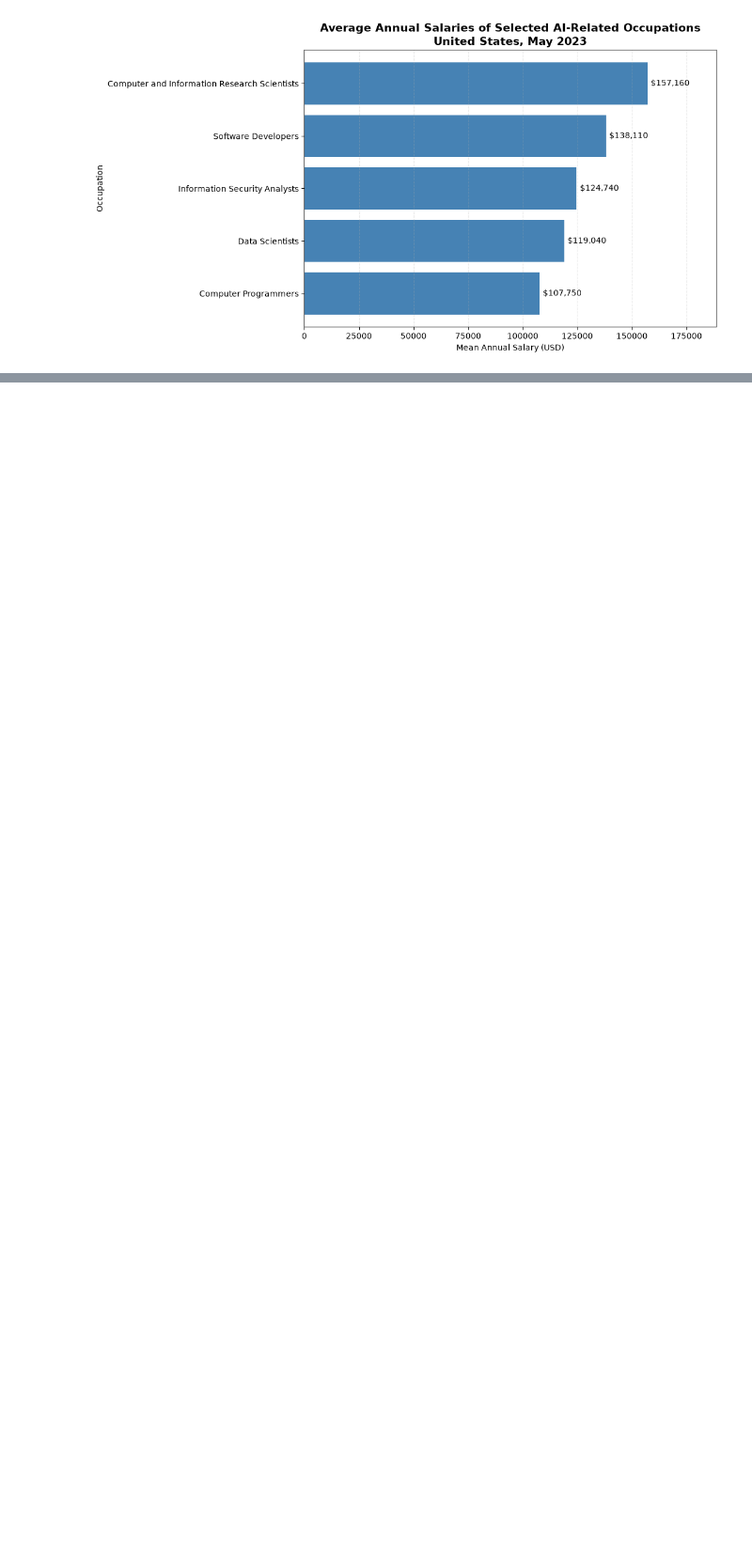
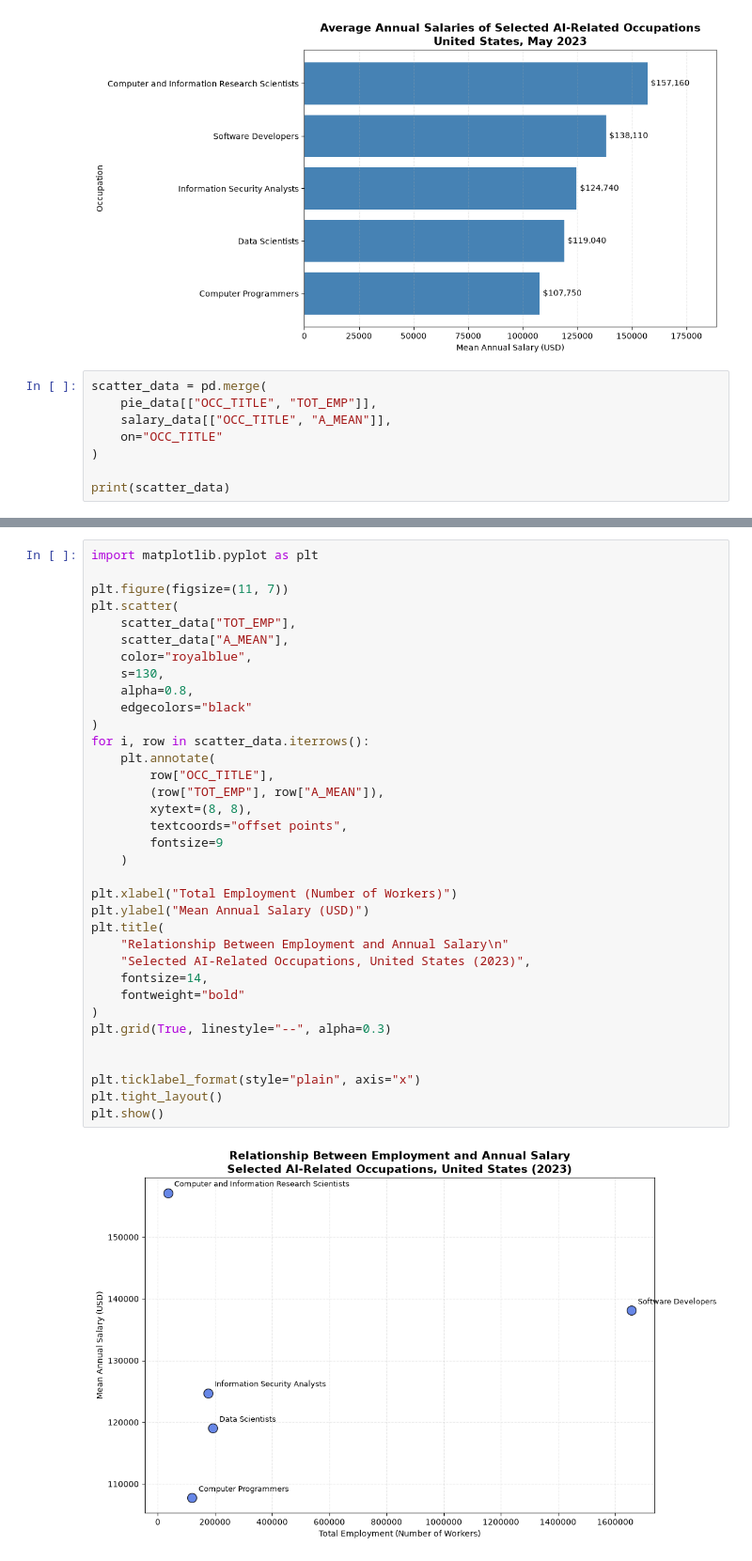
Before and after one commit to Temuulen-BCS/Data-Visualisation, a Jupyter notebook: CA1Temuulen.ipynb, the cells around one changed output, grey strips where cells are left out. Shown at 94% size. Cells and saved outputs as stored; diff of their text form; blank space fills up the shorter version.

Commit message:
Add files via upload
New visual graphic number 3

```diff
--- a/CA1Temuulen.ipynb
+++ b/CA1Temuulen.ipynb
@@ -227,3 +227,11 @@ plt.tight_layout()
 plt.show()
 # %% [output]
 [figure]
+# %%
+scatter_data = pd.merge(
+    pie_data[["OCC_TITLE", "TOT_EMP"]],
+    salary_data[["OCC_TITLE", "A_MEAN"]],
+    on="OCC_TITLE"
+)
+
+print(scatter_data)
@@ -229,0 +245,37 @@ plt.show()
+# %%
+import matplotlib.pyplot as plt
+
+plt.figure(figsize=(11, 7))
+plt.scatter(
+    scatter_data["TOT_EMP"],
+    scatter_data["A_MEAN"],
+    color="royalblue",
+    s=130,
+    alpha=0.8,
+    edgecolors="black"
+)
+for i, row in scatter_data.iterrows():
+    plt.annotate(
+        row["OCC_TITLE"],
+        (row["TOT_EMP"], row["A_MEAN"]),
+        xytext=(8, 8),
+        textcoords="offset points",
+        fontsize=9
+    )
+
+plt.xlabel("Total Employment (Number of Workers)")
+plt.ylabel("Mean Annual Salary (USD)")
+plt.title(
+    "Relationship Between Employment and Annual Salary\n"
+    "Selected AI-Related Occupations, United States (2023)",
+    fontsize=14,
+    fontweight="bold"
+)
+plt.grid(True, linestyle="--", alpha=0.3)
+
+
+plt.ticklabel_format(style="plain", axis="x")
+plt.tight_layout()
+plt.show()
+# %% [output]
+[figure, added]
```
Also changed, not shown: parts of 1 cell of this notebook.
